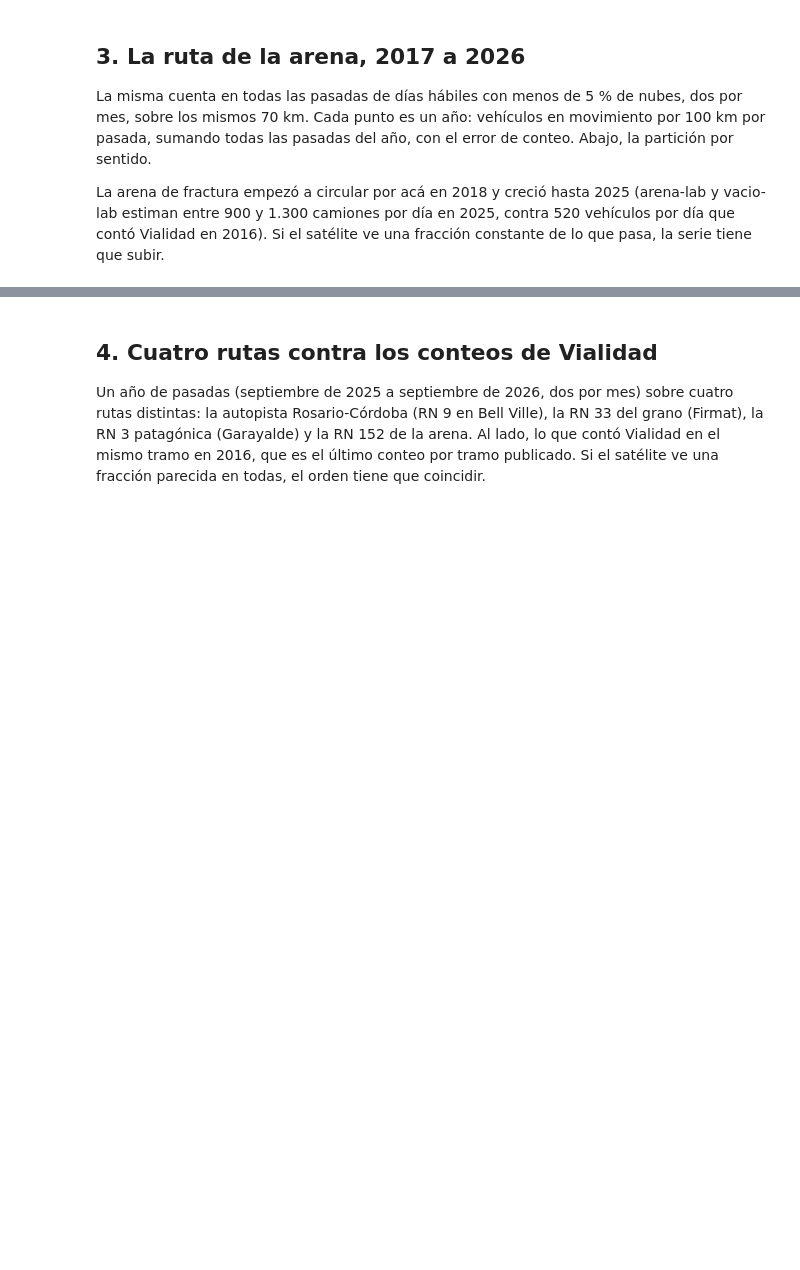
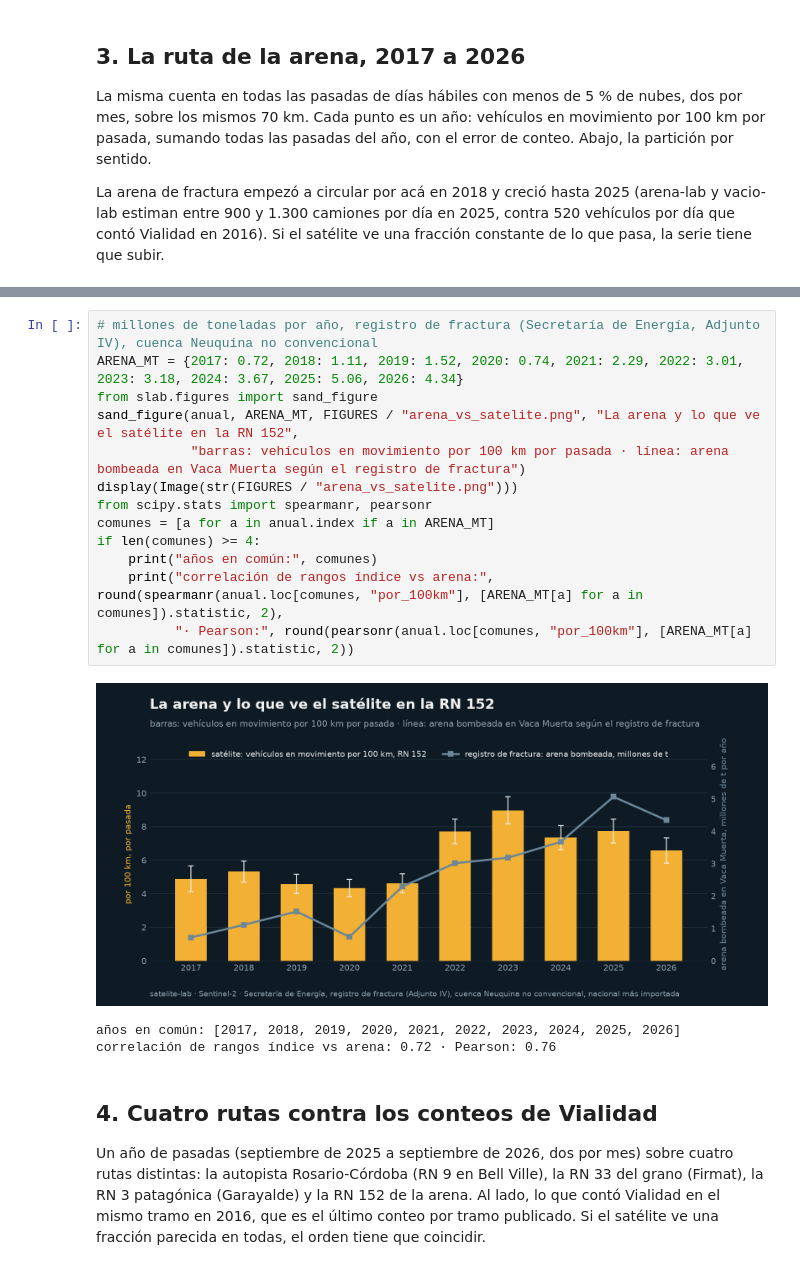
Before and after one commit to dpinero14/satelite-lab, a Jupyter notebook: notebooks/01_el_satelite_cuenta_camiones.ipynb, the cells around one changed output, grey strips where cells are left out. Cells and saved outputs as stored; diff of their text form; blank space fills up the shorter version.

```diff
--- a/notebooks/01_el_satelite_cuenta_camiones.ipynb
+++ b/notebooks/01_el_satelite_cuenta_camiones.ipynb
@@ -165,3 +177,20 @@ reparto por sentido 2024-2026: a favor (hacia Neuquén) 38 %
+# %%
+# millones de toneladas por año, registro de fractura (Secretaría de Energía, Adjunto IV), cuenca Neuquina no convencional
+ARENA_MT = {2017: 0.72, 2018: 1.11, 2019: 1.52, 2020: 0.74, 2021: 2.29, 2022: 3.01, 2023: 3.18, 2024: 3.67, 2025: 5.06, 2026: 4.34}
+from slab.figures import sand_figure
+sand_figure(anual, ARENA_MT, FIGURES / "arena_vs_satelite.png", "La arena y lo que ve el satélite en la RN 152",
+            "barras: vehículos en movimiento por 100 km por pasada · línea: arena bombeada en Vaca Muerta según el registro de fractura")
+display(Image(str(FIGURES / "arena_vs_satelite.png")))
+from scipy.stats import spearmanr, pearsonr
+comunes = [a for a in anual.index if a in ARENA_MT]
+if len(comunes) >= 4:
+    print("años en común:", comunes)
+    print("correlación de rangos índice vs arena:", round(spearmanr(anual.loc[comunes, "por_100km"], [ARENA_MT[a] for a in comunes]).statistic, 2),
+          "· Pearson:", round(pearsonr(anual.loc[comunes, "por_100km"], [ARENA_MT[a] for a in comunes]).statistic, 2))
+# %% [output]
+[figure, added]
+años en común: [2017, 2018, 2019, 2020, 2021, 2022, 2023, 2024, 2025, 2026]
+correlación de rangos índice vs arena: 0.72 · Pearson: 0.76
 # %% [markdown]
 ## 4. Cuatro rutas contra los conteos de Vialidad
 
```
Also changed, not shown: parts of 6 cells of this notebook, 7 other files.
